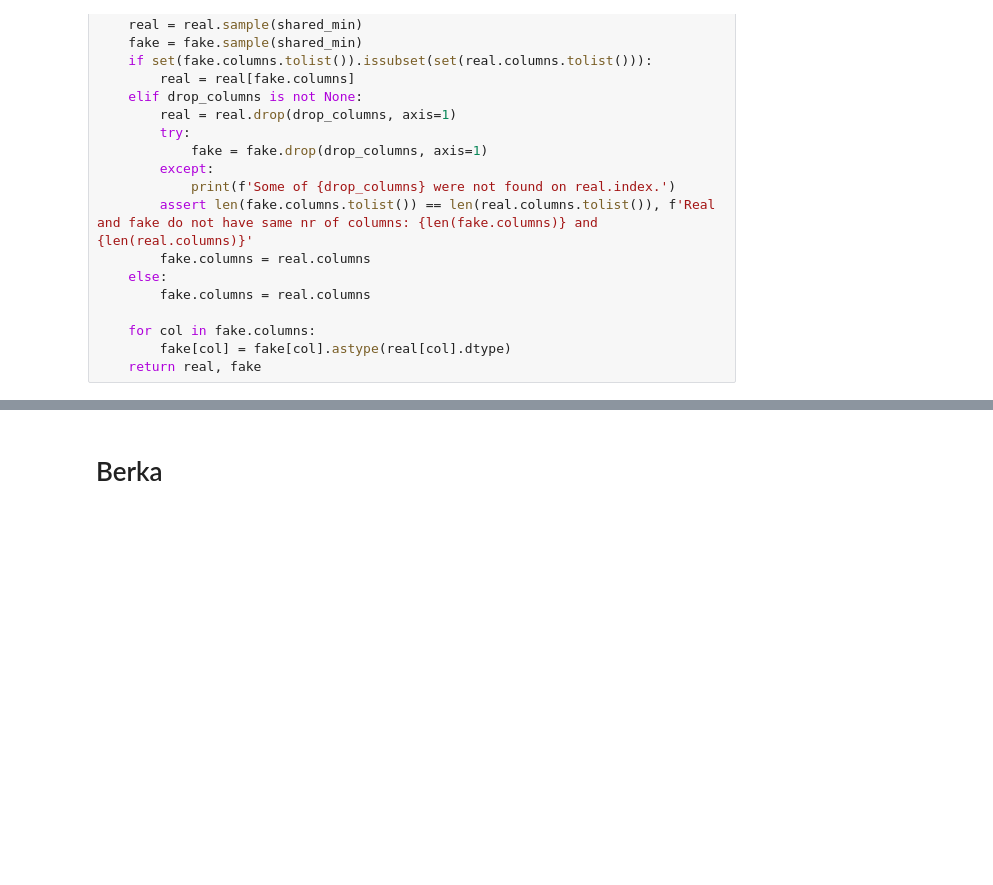
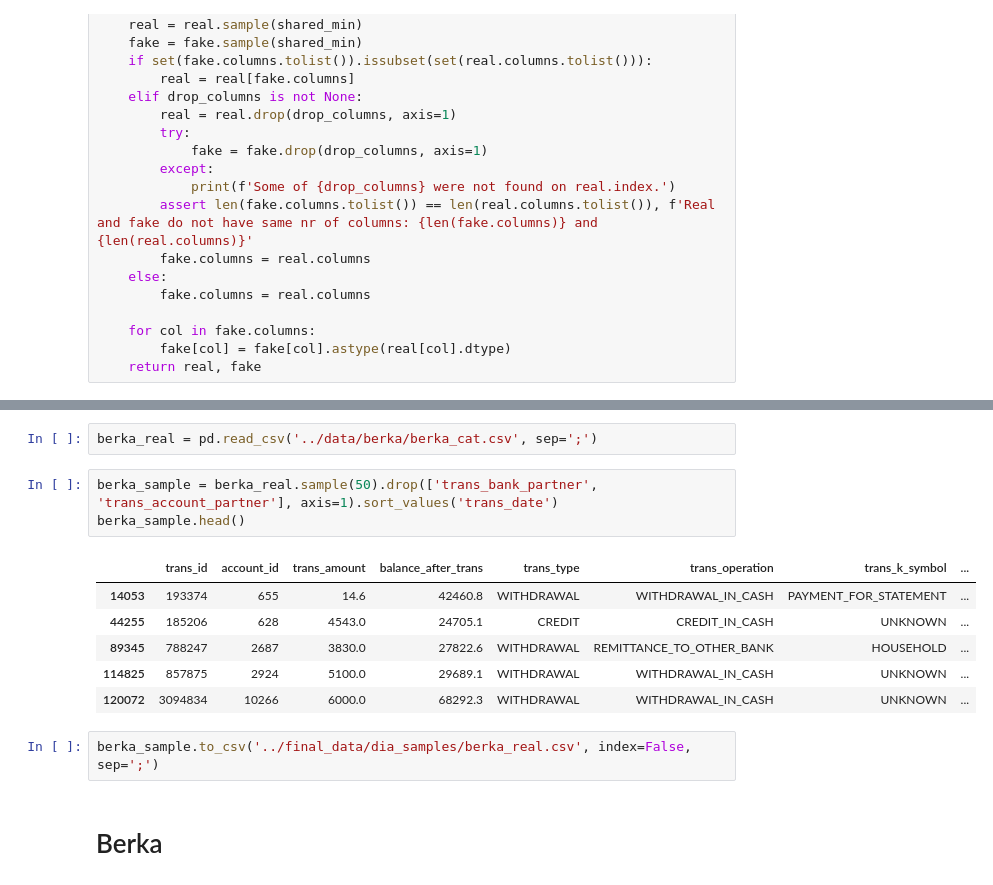
Before and after one commit to Baukebrenninkmeijer/TGAN, a Jupyter notebook: data_comparison_berka.ipynb, the cells around one changed output, grey strips where cells are left out. Cells and saved outputs as stored; diff of their text form; blank space fills up the shorter version.

```diff
--- a/data_comparison_berka.ipynb
+++ b/data_comparison_berka.ipynb
@@ -32,3 +74,17 @@ def get_data(path_real, path_fake, real_sep=';', fake_sep=',', drop_columns=None
+# %%
+berka_real = pd.read_csv('../data/berka/berka_cat.csv', sep=';')
+# %%
+berka_sample = berka_real.sample(50).drop(['trans_bank_partner', 'trans_account_partner'], axis=1).sort_values('trans_date')
+berka_sample.head()
+# %% [output]
+|  | trans_id | account_id | trans_amount | balance_after_trans | trans_type | trans_operation | trans_k_symbol | ... |
+| 14053 | 193374 | 655 | 14.6 | 42460.8 | WITHDRAWAL | WITHDRAWAL_IN_CASH | PAYMENT_FOR_STATEMENT | ... |
+| 44255 | 185206 | 628 | 4543.0 | 24705.1 | CREDIT | CREDIT_IN_CASH | UNKNOWN | ... |
+| 89345 | 788247 | 2687 | 3830.0 | 27822.6 | WITHDRAWAL | REMITTANCE_TO_OTHER_BANK | HOUSEHOLD | ... |
+| 114825 | 857875 | 2924 | 5100.0 | 29689.1 | WITHDRAWAL | WITHDRAWAL_IN_CASH | UNKNOWN | ... |
+| 120072 | 3094834 | 10266 | 6000.0 | 68292.3 | WITHDRAWAL | WITHDRAWAL_IN_CASH | UNKNOWN | ... |
+# %%
+berka_sample.to_csv('../final_data/dia_samples/berka_real.csv', index=False, sep=';')
 # %% [markdown]
 # Berka
 # %% [markdown]
```
Also changed, not shown: parts of 19 cells of this notebook, 2 other files.
